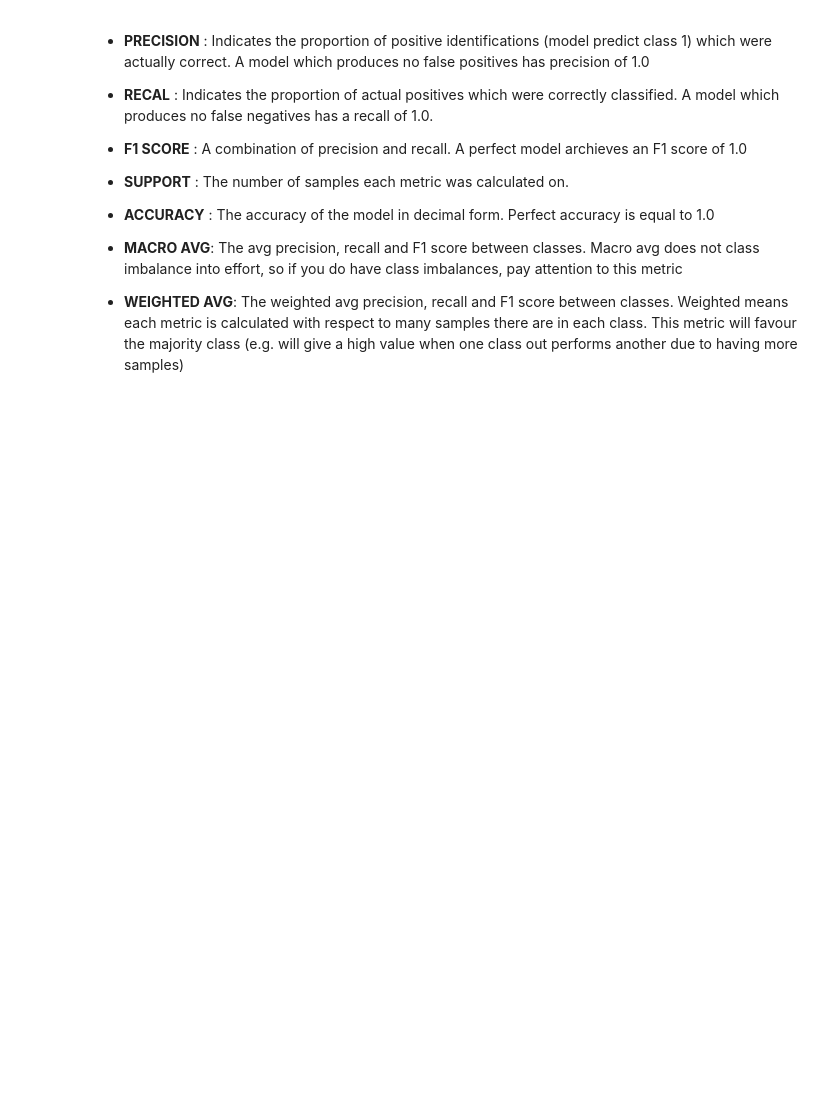
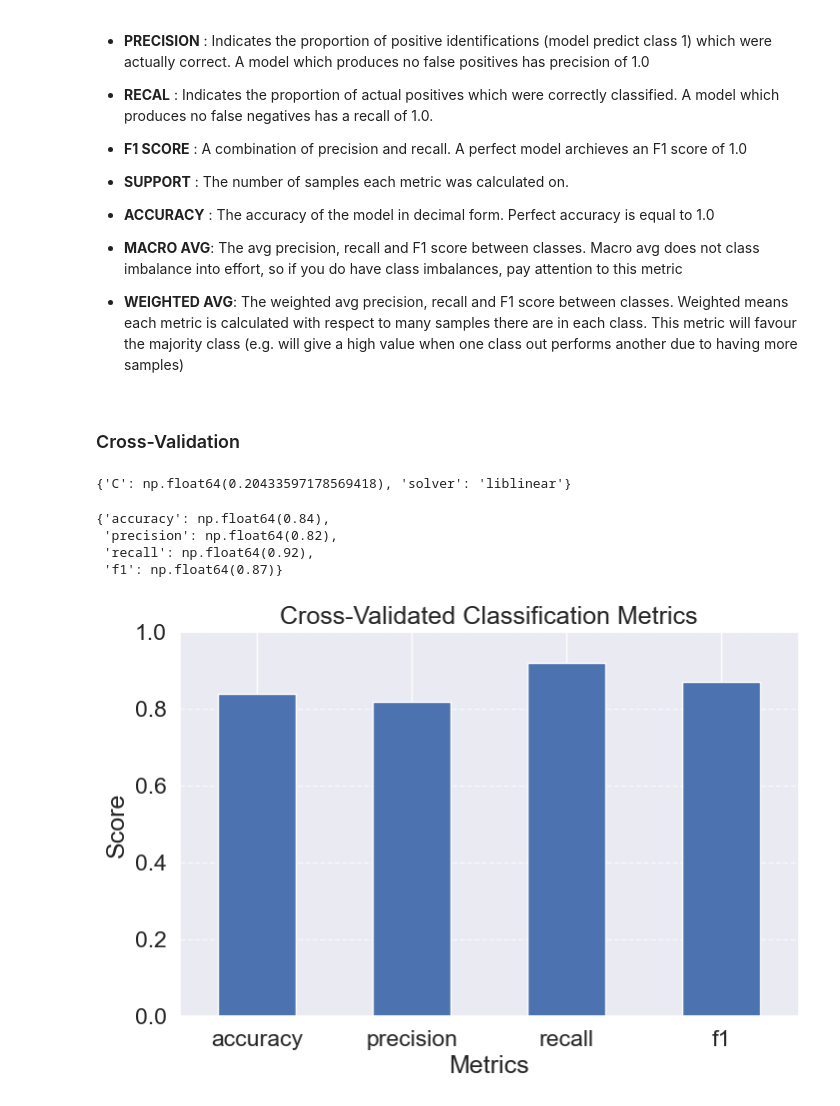
Before and after one commit to Andrew2354/udemy_ai_ml_bootcamp, a Jupyter notebook: end-to-end-heart-disease-classification.ipynb, the cells around one changed output. Saved outputs shown, nothing was run; the diff lists cells and outputs as text; code cells hidden in the pictures; blank space fills up the shorter version.

Commit message:
Milestone project feature importance

```diff
--- a/end-to-end-heart-disease-classification.ipynb
+++ b/end-to-end-heart-disease-classification.ipynb
@@ -696,3 +696,45 @@ weighted avg       0.89      0.89      0.89        61
 # FPR = FP / (FP + TN) # 1-ESPECIFICIDAD
 
 # PRECISION = TP / (TP + FP)
+# %% [markdown]
+### Cross-Validation
+# %%
+# Check best hyperparameters
+gs_log_reg.best_params_
+# %% [output]
+{'C': np.float64(0.20433597178569418), 'solver': 'liblinear'}
+# %%
+# Create a new classifier with best parameters
+clf = LogisticRegression(
+    C=0.20433597178569418,
+    solver='liblinear'
+)
+# %%
+from sklearn.model_selection import cross_validate
+
+# Metrics list
+metrics = ['accuracy', 'precision', 'recall', 'f1']
+
+# CV for each of one
+cv_results = cross_validate(clf, X, y, cv=5, scoring=metrics)
+
+cv_metrics = {metric: round(np.mean(cv_results[f'test_{metric}']), 2) for metric in metrics}
+cv_metrics
+# %% [output]
+{'accuracy': np.float64(0.84),
+ 'precision': np.float64(0.82),
+ 'recall': np.float64(0.92),
+ 'f1': np.float64(0.87)}
+# %%
+df_metrics = pd.DataFrame(cv_metrics, index=["Value"])
+
+# Plot as a bar chart
+df_metrics.T.plot(kind="bar", figsize=(8, 5), legend=False, ylim=(0, 1))
+plt.title("Cross-Validated Classification Metrics")
+plt.ylabel("Score")
+plt.xlabel("Metrics")
+plt.xticks(rotation=0)
+plt.grid(axis="y", linestyle="--", alpha=0.7)
+plt.show()
+# %% [output]
+[figure, added]
```
Also changed, not shown: parts of 9 cells of this notebook.
